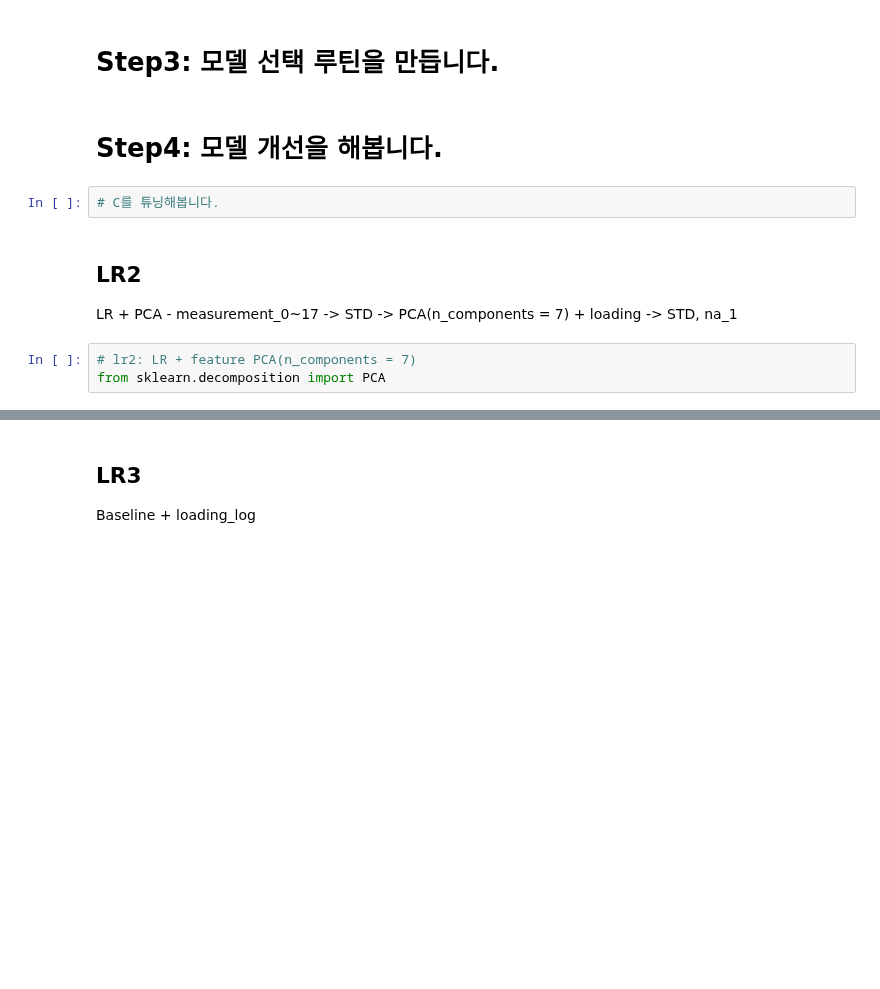
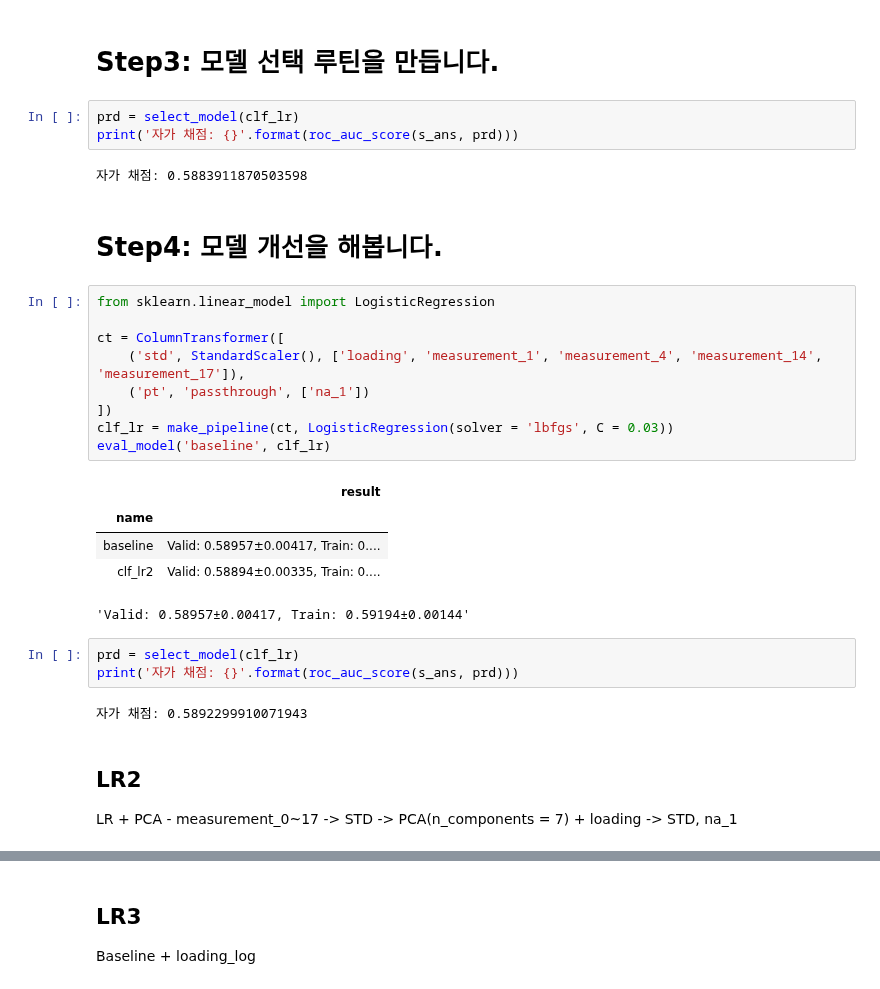
Before and after one commit to ok3/DS_lv3_2505_1, a Jupyter notebook: sec_ds_lv3_prob1_kaggle.ipynb, the cells around one changed output, grey strips where cells are left out. Cells and saved outputs as stored; diff of their text form; blank space fills up the shorter version.

```diff
--- a/sec_ds_lv3_prob1_kaggle.ipynb
+++ b/sec_ds_lv3_prob1_kaggle.ipynb
@@ -303,13 +331,33 @@ LR + SFS: STD \['loading', 'measurement_1', 'measurement_4', 'measurement_14', '
 # %% [markdown]
 # Step3: 모델 선택 루틴을 만듭니다.
+# %%
+prd = select_model(clf_lr)
+print('자가 채점: {}'.format(roc_auc_score(s_ans, prd)))
+# %% [output]
+자가 채점: 0.5883911870503598
 # %% [markdown]
 # Step4: 모델 개선을 해봅니다.
-# %%
-# C를 튜닝해봅니다.
+# %%
+from sklearn.linear_model import LogisticRegression
+
+ct = ColumnTransformer([
+    ('std', StandardScaler(), ['loading', 'measurement_1', 'measurement_4', 'measurement_14', 'measurement_17']),
+    ('pt', 'passthrough', ['na_1'])
+])
+clf_lr = make_pipeline(ct, LogisticRegression(solver = 'lbfgs', C = 0.03))
+eval_model('baseline', clf_lr)
+# %% [output]
+|  | result |
+| name |  |
+| baseline | Valid: 0.58957±0.00417, Train: 0.... |
+| clf_lr2 | Valid: 0.58894±0.00335, Train: 0.... |
+'Valid: 0.58957±0.00417, Train: 0.59194±0.00144'
+# %%
+prd = select_model(clf_lr)
+print('자가 채점: {}'.format(roc_auc_score(s_ans, prd)))
+# %% [output]
+자가 채점: 0.5892299910071943
 # %% [markdown]
 ## LR2
 
 LR + PCA - measurement_0~17 -> STD -> PCA(n_components = 7) + loading -> STD,  na_1
-# %%
-# lr2: LR + feature PCA(n_components = 7)
-from sklearn.decomposition import PCA
```
Also changed, not shown: parts of 8 cells of this notebook.
